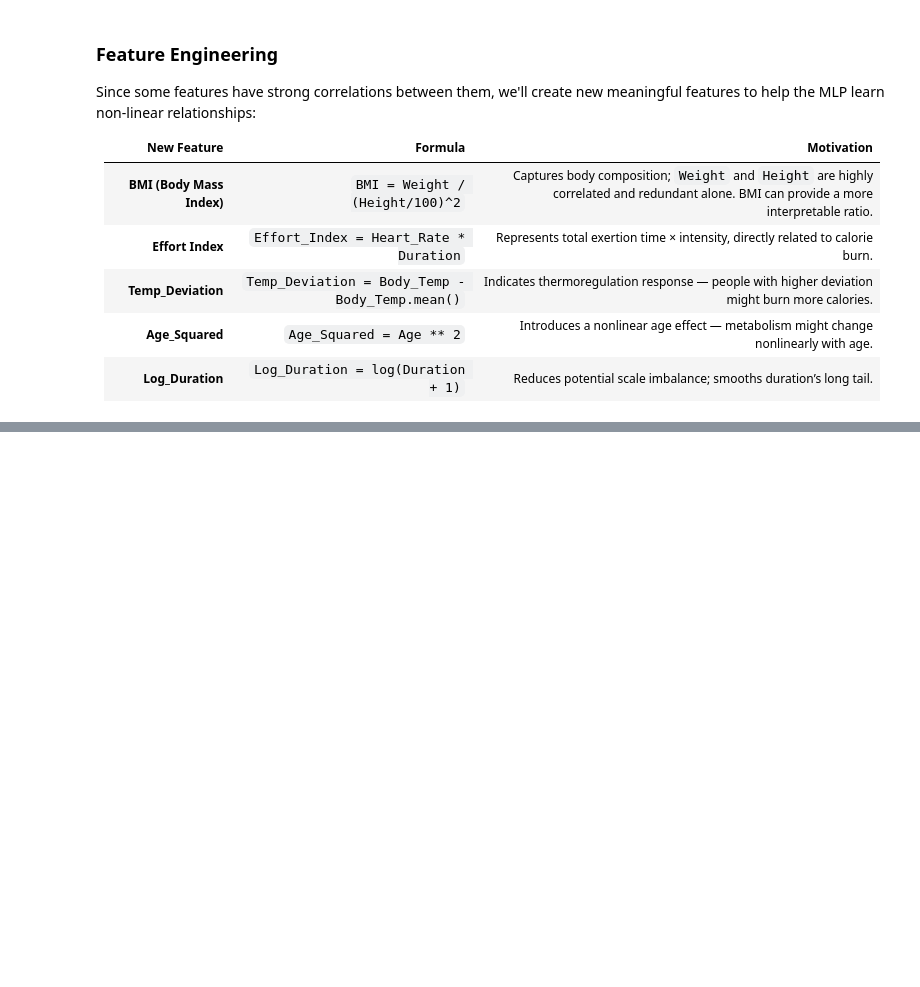
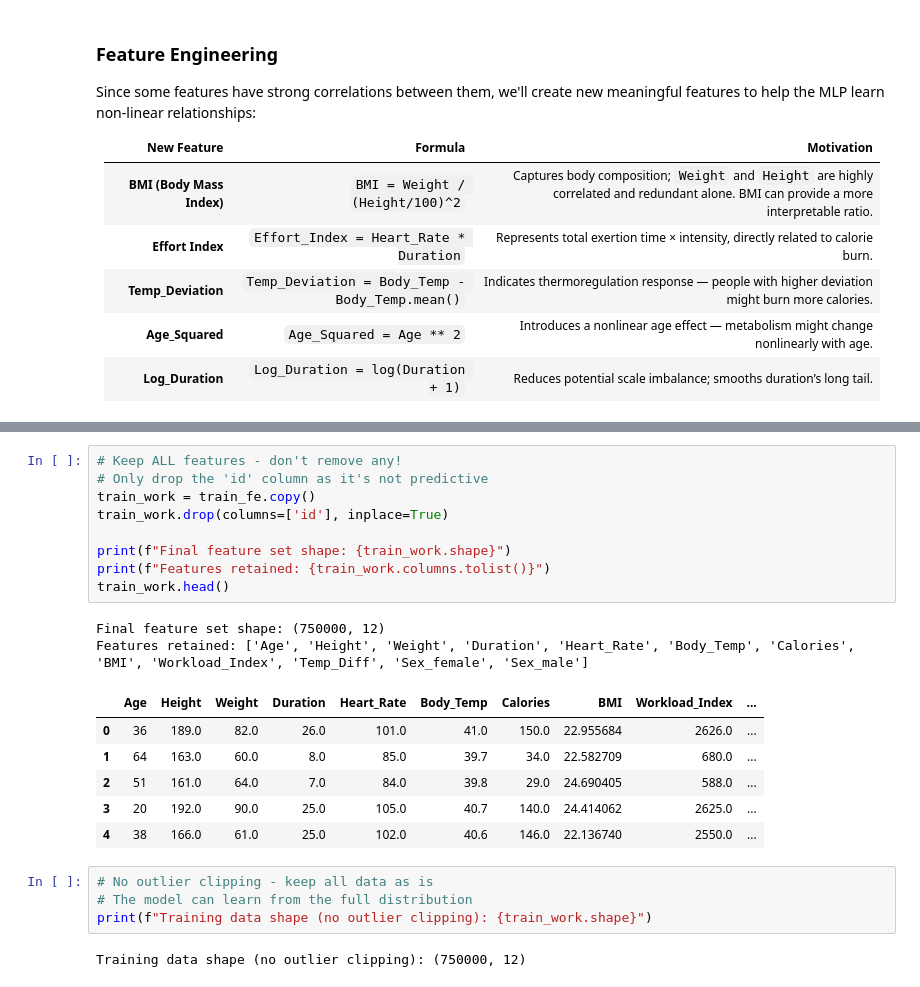
Before and after one commit to rodme02/Exs_RedesNeurais, a Jupyter notebook: docs/projects/regression/notebook.ipynb, the cells around one changed output, grey strips where cells are left out. Cells and saved outputs as stored; diff of their text form; blank space fills up the shorter version.

Commit message:
projeto regression finalizado

```diff
--- a/docs/projects/regression/notebook.ipynb
+++ b/docs/projects/regression/notebook.ipynb
@@ -404,0 +406,24 @@ Name: Calories, dtype: float64
+# %%
+# Keep ALL features - don't remove any!
+# Only drop the 'id' column as it's not predictive
+train_work = train_fe.copy()
+train_work.drop(columns=['id'], inplace=True)
+
+print(f"Final feature set shape: {train_work.shape}")
+print(f"Features retained: {train_work.columns.tolist()}")
+train_work.head()
+# %% [output]
+Final feature set shape: (750000, 12)
+Features retained: ['Age', 'Height', 'Weight', 'Duration', 'Heart_Rate', 'Body_Temp', 'Calories', 'BMI', 'Workload_Index', 'Temp_Diff', 'Sex_female', 'Sex_male']
+|  | Age | Height | Weight | Duration | Heart_Rate | Body_Temp | Calories | BMI | Workload_Index | ... |
+| 0 | 36 | 189.0 | 82.0 | 26.0 | 101.0 | 41.0 | 150.0 | 22.955684 | 2626.0 | ... |
+| 1 | 64 | 163.0 | 60.0 | 8.0 | 85.0 | 39.7 | 34.0 | 22.582709 | 680.0 | ... |
+| 2 | 51 | 161.0 | 64.0 | 7.0 | 84.0 | 39.8 | 29.0 | 24.690405 | 588.0 | ... |
+| 3 | 20 | 192.0 | 90.0 | 25.0 | 105.0 | 40.7 | 140.0 | 24.414062 | 2625.0 | ... |
+| 4 | 38 | 166.0 | 61.0 | 25.0 | 102.0 | 40.6 | 146.0 | 22.136740 | 2550.0 | ... |
+# %%
+# No outlier clipping - keep all data as is
+# The model can learn from the full distribution
+print(f"Training data shape (no outlier clipping): {train_work.shape}")
+# %% [output]
+Training data shape (no outlier clipping): (750000, 12)
```
Also changed, not shown: parts of 36 cells of this notebook, 14 other files.
